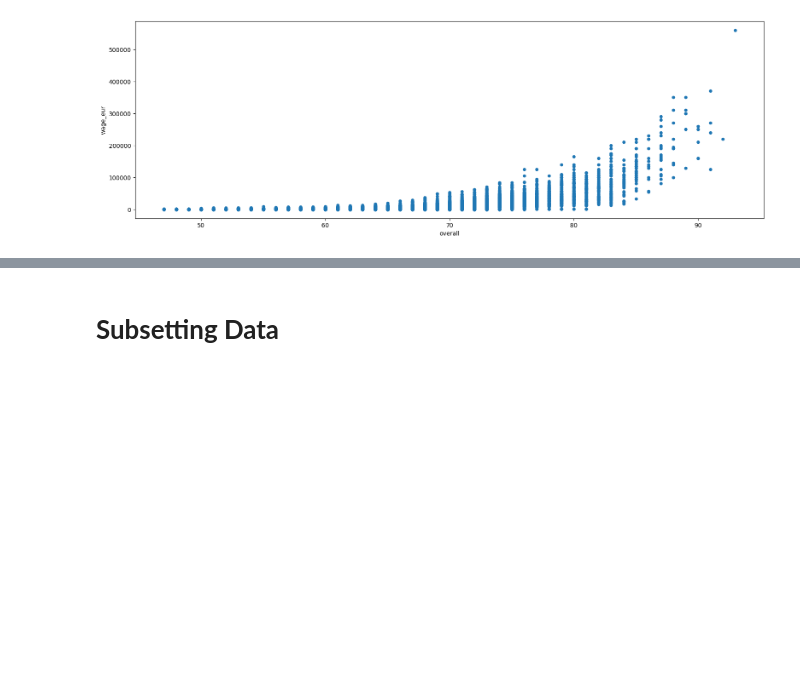
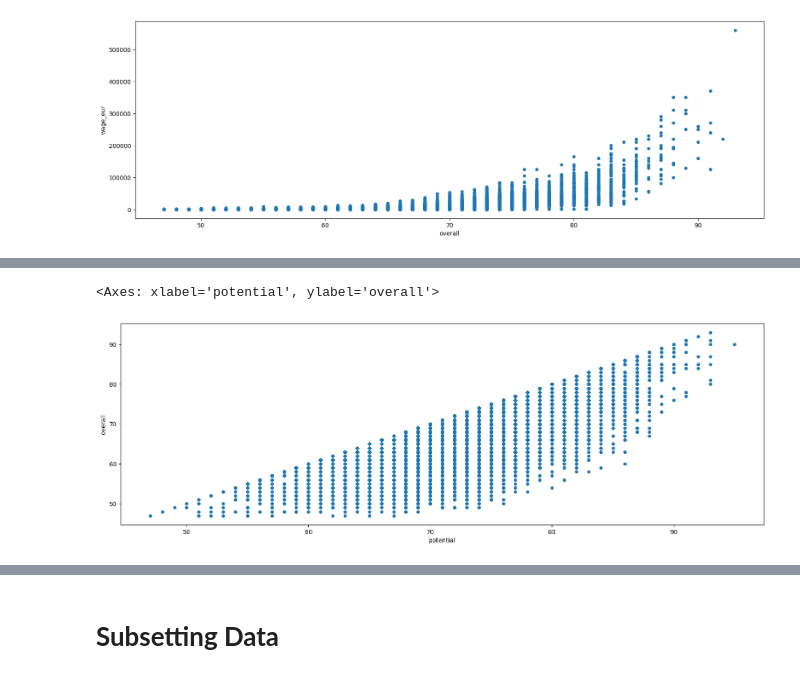
Before and after one commit to quagrain/quagrain, a Jupyter notebook: OVR_Prediction.ipynb, the cells around one changed output, grey strips where cells are left out. Saved outputs shown, nothing was run; the diff lists cells and outputs as text; code cells hidden in the pictures; blank space fills up the shorter version.

```diff
--- a/OVR_Prediction.ipynb
+++ b/OVR_Prediction.ipynb
@@ -107,0 +88,5 @@ pd.DataFrame(positions.value_counts())
+# %%
+fifa_21.plot(kind="scatter", x="potential", y="overall", figsize=(19,6))
+# %% [output]
+<Axes: xlabel='potential', ylabel='overall'>
+[figure, added]
```
Also changed, not shown: parts of 31 cells of this notebook.
